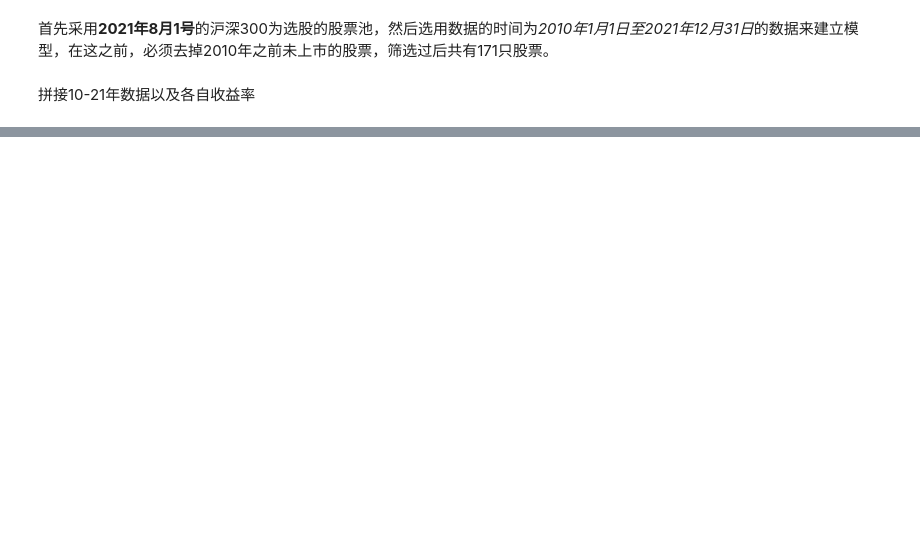
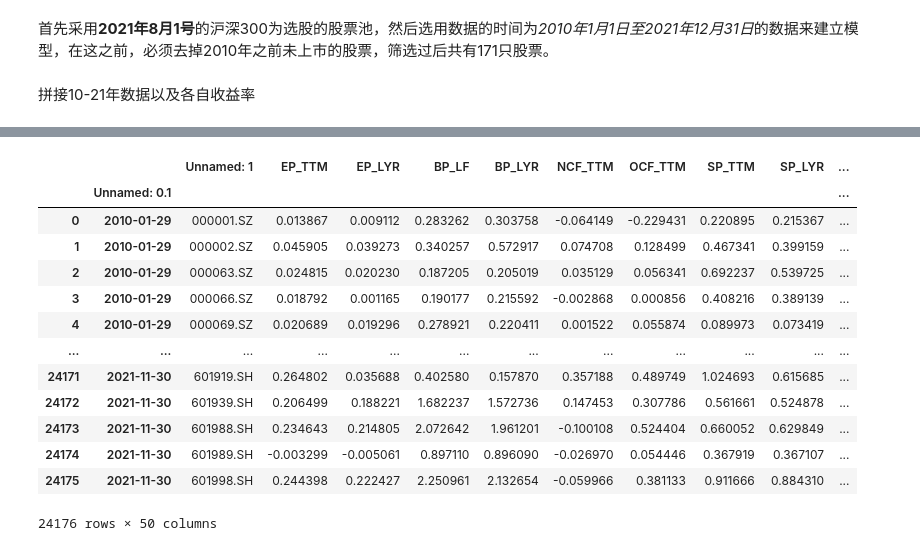
Before and after one commit to HeadCode-K/Index_Enhanccing_Based-ON-LSTM, a Jupyter notebook: vm1vm1.ipynb, the cells around one changed output, grey strips where cells are left out. Drawn from its saved outputs; the diff is of its cells as text; code cells hidden in the pictures; blank space fills up the shorter version.

```diff
--- a/vm1vm1.ipynb
+++ b/vm1vm1.ipynb
@@ -344,0 +432,4 @@ tepresult1
+# %%
+Data3=fill_missing_value(Finaldata2)
+Data3.to_csv('filldata.csv')
+Data4 = pd.read_csv('filldata.csv')
@@ -344,0 +441,17 @@ tepresult1
+# %%
+list1 = [11665,
+11693,
+11774
+,11837
+,11946
+,11493
+,11521
+,11602
+,11321
+,11349
+,11430
+]
+s3 = []
+for i in dele_list:
+    if i not in list1:
+        s3.append(i-1)
@@ -344,0 +476,18 @@ tepresult1
+# %%
+Data4.drop(s3)
+Data4.to_csv('de_error_data.csv')
+# %% [output]
+|  |  | Unnamed: 1 | EP_TTM | EP_LYR | BP_LF | BP_LYR | NCF_TTM | OCF_TTM | SP_TTM | SP_LYR | ... |
+|  | Unnamed: 0.1 |  |  |  |  |  |  |  |  |  | ... |
+| 0 | 2010-01-29 | 000001.SZ | 0.013867 | 0.009112 | 0.283262 | 0.303758 | -0.064149 | -0.229431 | 0.220895 | 0.215367 | ... |
+| 1 | 2010-01-29 | 000002.SZ | 0.045905 | 0.039273 | 0.340257 | 0.572917 | 0.074708 | 0.128499 | 0.467341 | 0.399159 | ... |
+| 2 | 2010-01-29 | 000063.SZ | 0.024815 | 0.020230 | 0.187205 | 0.205019 | 0.035129 | 0.056341 | 0.692237 | 0.539725 | ... |
+| 3 | 2010-01-29 | 000066.SZ | 0.018792 | 0.001165 | 0.190177 | 0.215592 | -0.002868 | 0.000856 | 0.408216 | 0.389139 | ... |
+| 4 | 2010-01-29 | 000069.SZ | 0.020689 | 0.019296 | 0.278921 | 0.220411 | 0.001522 | 0.055874 | 0.089973 | 0.073419 | ... |
+| ... | ... | ... | ... | ... | ... | ... | ... | ... | ... | ... | ... |
+| 24171 | 2021-11-30 | 601919.SH | 0.264802 | 0.035688 | 0.402580 | 0.157870 | 0.357188 | 0.489749 | 1.024693 | 0.615685 | ... |
+| 24172 | 2021-11-30 | 601939.SH | 0.206499 | 0.188221 | 1.682237 | 1.572736 | 0.147453 | 0.307786 | 0.561661 | 0.524878 | ... |
+| 24173 | 2021-11-30 | 601988.SH | 0.234643 | 0.214805 | 2.072642 | 1.961201 | -0.100108 | 0.524404 | 0.660052 | 0.629849 | ... |
+| 24174 | 2021-11-30 | 601989.SH | -0.003299 | -0.005061 | 0.897110 | 0.896090 | -0.026970 | 0.054446 | 0.367919 | 0.367107 | ... |
+| 24175 | 2021-11-30 | 601998.SH | 0.244398 | 0.222427 | 2.250961 | 2.132654 | -0.059966 | 0.381133 | 0.911666 | 0.884310 | ... |
+24176 rows × 50 columns
```
Also changed, not shown: parts of 20 cells of this notebook, 29 other files.
